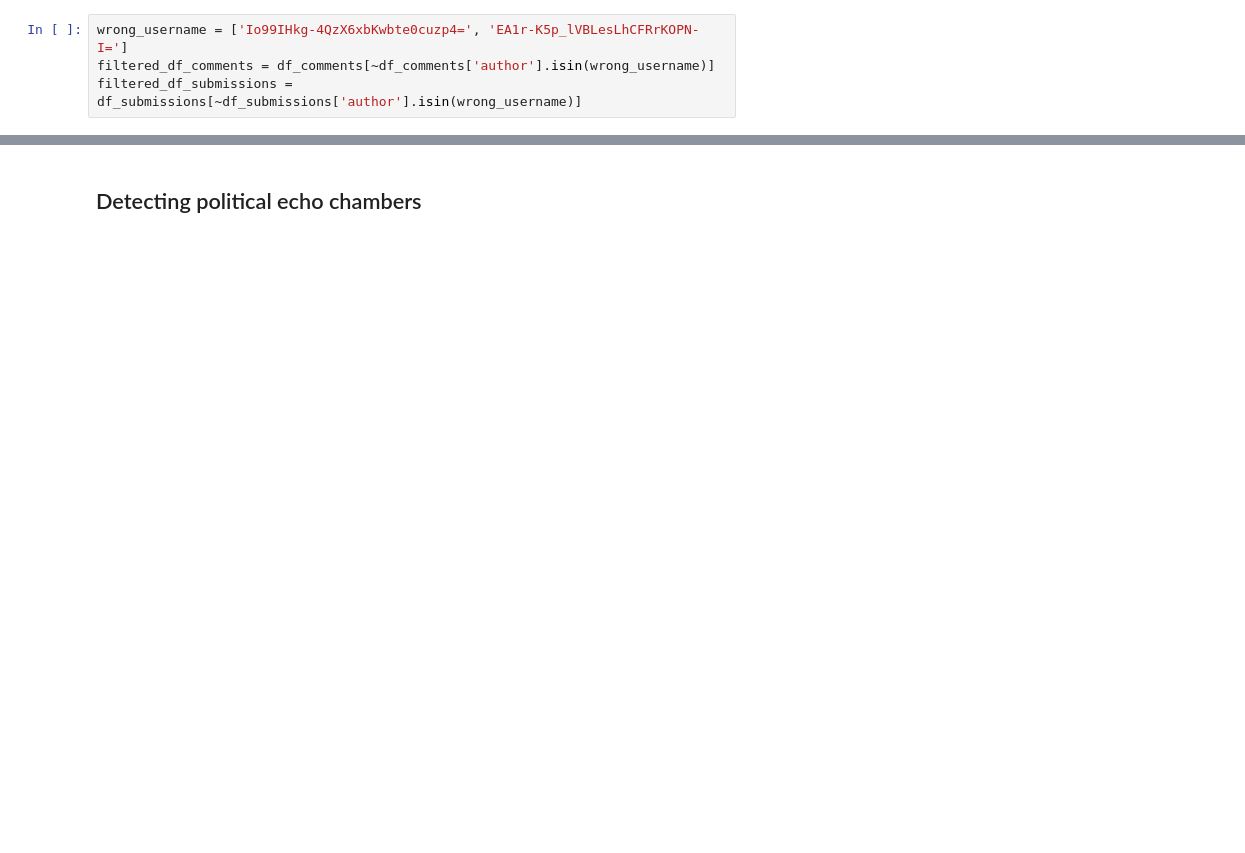
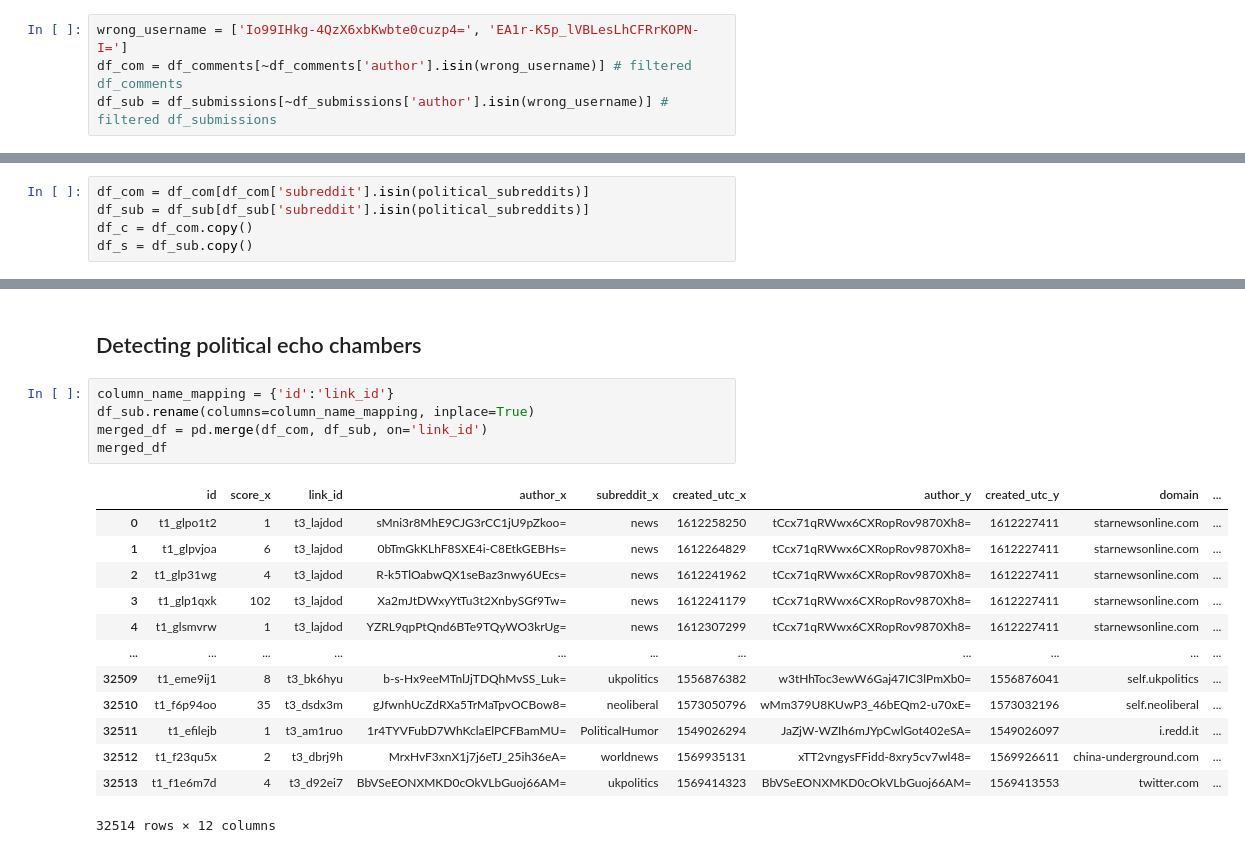
Before and after one commit to boni-teppanyaki/CSCD25-Project, a Jupyter notebook: project.ipynb, the cells around one changed output, grey strips where cells are left out. Cells and saved outputs as stored; diff of their text form; blank space fills up the shorter version.

```diff
--- a/project.ipynb
+++ b/project.ipynb
@@ -45,8 +45,8 @@ df_submissions
 Filter out the lines with incorrectly hashed usernames.
 # %%
 wrong_username = ['Io99IHkg-4QzX6xbKwbte0cuzp4=', 'EA1r-K5p_lVBLesLhCFRrKOPN-I=']
-filtered_df_comments = df_comments[~df_comments['author'].isin(wrong_username)]
-filtered_df_submissions = df_submissions[~df_submissions['author'].isin(wrong_username)]
+df_com = df_comments[~df_comments['author'].isin(wrong_username)] # filtered df_comments
+df_sub = df_submissions[~df_submissions['author'].isin(wrong_username)] # filtered df_submissions
 # %% [markdown]
 Try to figure out which subreddits are politically related.
 # %%
@@ -92,2 +89,7 @@ filtered_df_submissions = filtered_df_submissions[filtered_df_submissions['subre
+# %%
+df_com = df_com[df_com['subreddit'].isin(political_subreddits)]
+df_sub = df_sub[df_sub['subreddit'].isin(political_subreddits)]
+df_c = df_com.copy()
+df_s = df_sub.copy()
 # %% [markdown]
 ## Distribution of GS-scores
@@ -96,2 +233,21 @@ filtered_df_submissions = filtered_df_submissions[filtered_df_submissions['subre
 # %% [markdown]
 ## Detecting political echo chambers
+# %%
+column_name_mapping = {'id':'link_id'}
+df_sub.rename(columns=column_name_mapping, inplace=True)
+merged_df = pd.merge(df_com, df_sub, on='link_id')
+merged_df
+# %% [output]
+|  | id | score_x | link_id | author_x | subreddit_x | created_utc_x | author_y | created_utc_y | domain | ... |
+| 0 | t1_glpo1t2 | 1 | t3_lajdod | sMni3r8MhE9CJG3rCC1jU9pZkoo= | news | 1612258250 | tCcx71qRWwx6CXRopRov9870Xh8= | 1612227411 | starnewsonline.com | ... |
+| 1 | t1_glpvjoa | 6 | t3_lajdod | 0bTmGkKLhF8SXE4i-C8EtkGEBHs= | news | 1612264829 | tCcx71qRWwx6CXRopRov9870Xh8= | 1612227411 | starnewsonline.com | ... |
+| 2 | t1_glp31wg | 4 | t3_lajdod | R-k5TlOabwQX1seBaz3nwy6UEcs= | news | 1612241962 | tCcx71qRWwx6CXRopRov9870Xh8= | 1612227411 | starnewsonline.com | ... |
+| 3 | t1_glp1qxk | 102 | t3_lajdod | Xa2mJtDWxyYtTu3t2XnbySGf9Tw= | news | 1612241179 | tCcx71qRWwx6CXRopRov9870Xh8= | 1612227411 | starnewsonline.com | ... |
+| 4 | t1_glsmvrw | 1 | t3_lajdod | YZRL9qpPtQnd6BTe9TQyWO3krUg= | news | 1612307299 | tCcx71qRWwx6CXRopRov9870Xh8= | 1612227411 | starnewsonline.com | ... |
+| ... | ... | ... | ... | ... | ... | ... | ... | ... | ... | ... |
+| 32509 | t1_eme9ij1 | 8 | t3_bk6hyu | b-s-Hx9eeMTnlJjTDQhMvSS_Luk= | ukpolitics | 1556876382 | w3tHhToc3ewW6Gaj47IC3lPmXb0= | 1556876041 | self.ukpolitics | ... |
+| 32510 | t1_f6p94oo | 35 | t3_dsdx3m | gJfwnhUcZdRXa5TrMaTpvOCBow8= | neoliberal | 1573050796 | wMm379U8KUwP3_46bEQm2-u70xE= | 1573032196 | self.neoliberal | ... |
+| 32511 | t1_efilejb | 1 | t3_am1ruo | 1r4TYVFubD7WhKclaElPCFBamMU= | PoliticalHumor | 1549026294 | JaZjW-WZIh6mJYpCwlGot402eSA= | 1549026097 | i.redd.it | ... |
+| 32512 | t1_f23qu5x | 2 | t3_dbrj9h | MrxHvF3xnX1j7j6eTJ_25ih36eA= | worldnews | 1569935131 | xTT2vngysFFidd-8xry5cv7wl48= | 1569926611 | china-underground.com | ... |
+| 32513 | t1_f1e6m7d | 4 | t3_d92ei7 | BbVSeEONXMKD0cOkVLbGuoj66AM= | ukpolitics | 1569414323 | BbVSeEONXMKD0cOkVLbGuoj66AM= | 1569413553 | twitter.com | ... |
+32514 rows × 12 columns
```
Also changed, not shown: parts of 15 cells of this notebook.
